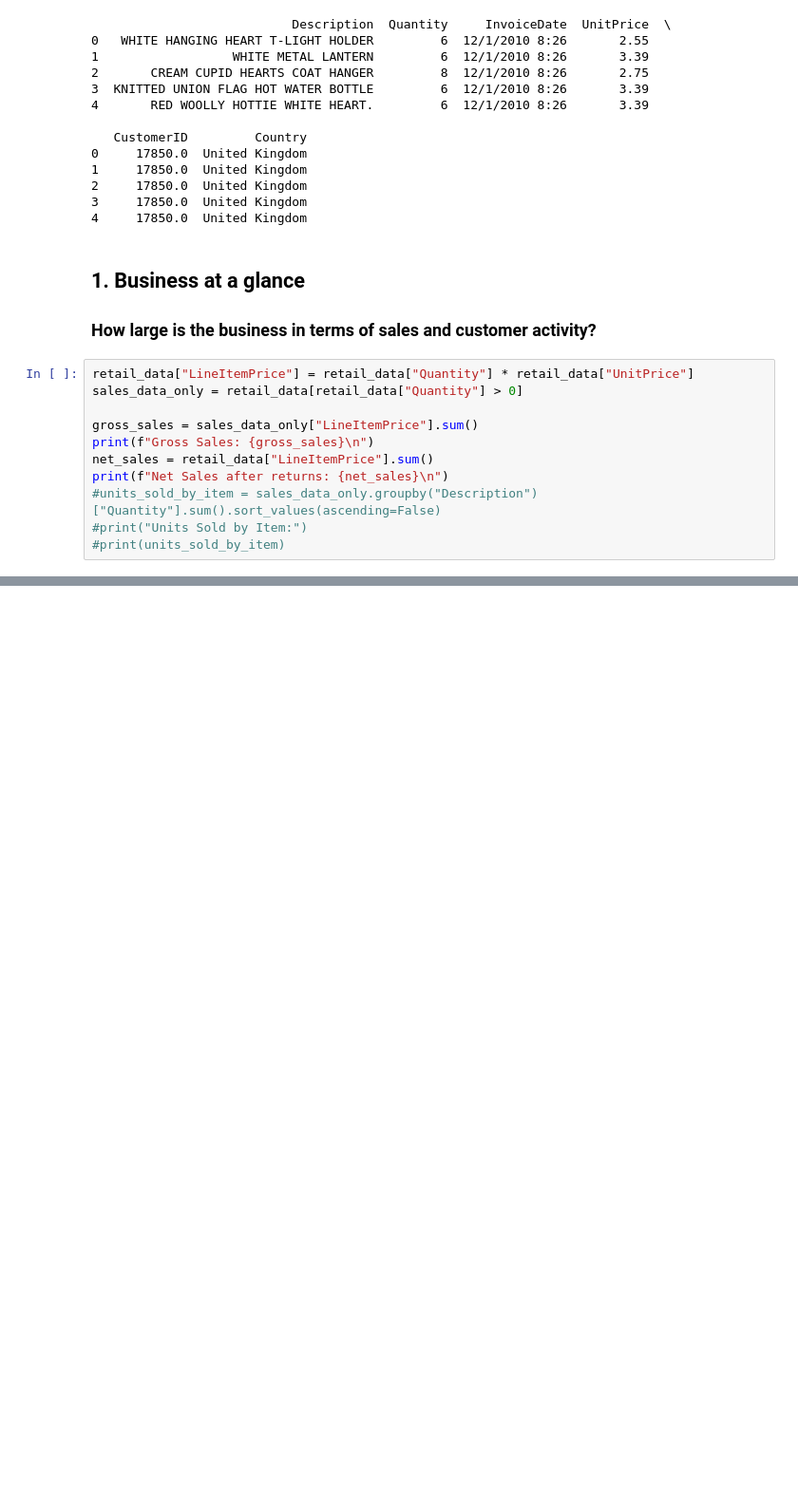
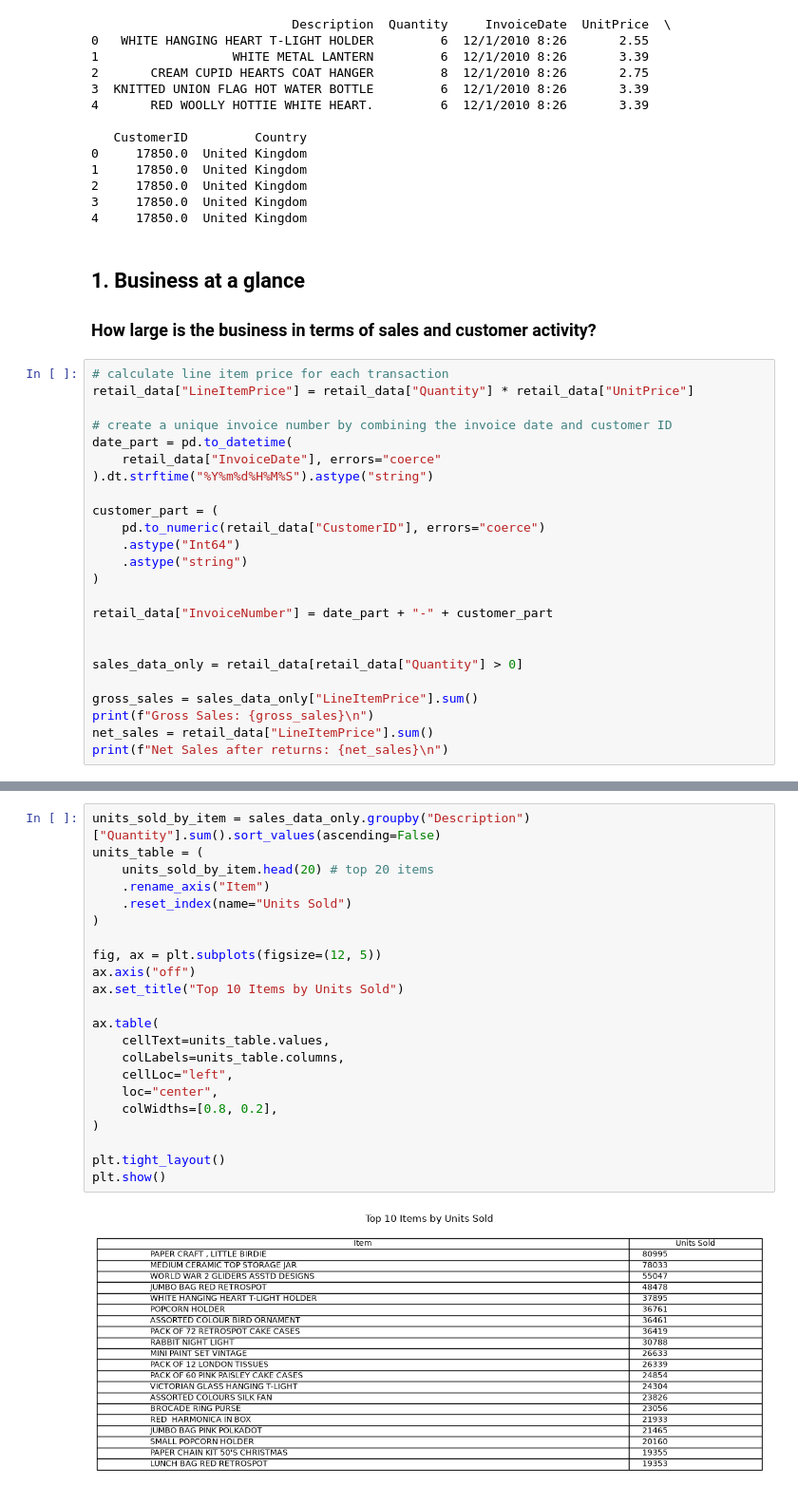
Before and after one commit to manga1a/eda-online-retail-transactions, a Jupyter notebook: online-retail-notebook.ipynb, the cells around one changed output, grey strips where cells are left out. Shown at 95% size. Saved outputs shown, nothing was run; the diff lists cells and outputs as text; blank space fills up the shorter version.

```diff
--- a/online-retail-notebook.ipynb
+++ b/online-retail-notebook.ipynb
@@ -28,16 +30,29 @@ print(retail_data.head())
 
 ### How large is the business in terms of sales and customer activity?
 # %%
+# calculate line item price for each transaction
 retail_data["LineItemPrice"] = retail_data["Quantity"] * retail_data["UnitPrice"]
+
+# create a unique invoice number by combining the invoice date and customer ID
+date_part = pd.to_datetime(
+    retail_data["InvoiceDate"], errors="coerce"
+).dt.strftime("%Y%m%d%H%M%S").astype("string")
+
+customer_part = (
+    pd.to_numeric(retail_data["CustomerID"], errors="coerce")
+    .astype("Int64")
+    .astype("string")
+)
+
+retail_data["InvoiceNumber"] = date_part + "-" + customer_part
+
+
 sales_data_only = retail_data[retail_data["Quantity"] > 0]
 
 gross_sales = sales_data_only["LineItemPrice"].sum()
 print(f"Gross Sales: {gross_sales}\n")
 net_sales = retail_data["LineItemPrice"].sum()
 print(f"Net Sales after returns: {net_sales}\n")
-#units_sold_by_item = sales_data_only.groupby("Description")["Quantity"].sum().sort_values(ascending=False)
-#print("Units Sold by Item:")
-#print(units_sold_by_item)
 # %% [output]
 Gross Sales: 10644560.424
 
@@ -58,0 +62,24 @@ Name: Quantity, Length: 4077, dtype: int64
+# %%
+units_sold_by_item = sales_data_only.groupby("Description")["Quantity"].sum().sort_values(ascending=False)
+units_table = (
+    units_sold_by_item.head(20) # top 20 items
+    .rename_axis("Item")
+    .reset_index(name="Units Sold")
+)
+
+fig, ax = plt.subplots(figsize=(12, 5))
+ax.axis("off")
+ax.set_title("Top 10 Items by Units Sold")
+
+ax.table(
+    cellText=units_table.values,
+    colLabels=units_table.columns,
+    cellLoc="left",
+    loc="center",
+    colWidths=[0.8, 0.2],
+)
+
+plt.tight_layout()
+plt.show()
+# %% [output]
+[figure, added]
```
Also changed, not shown: parts of 6 cells of this notebook.
